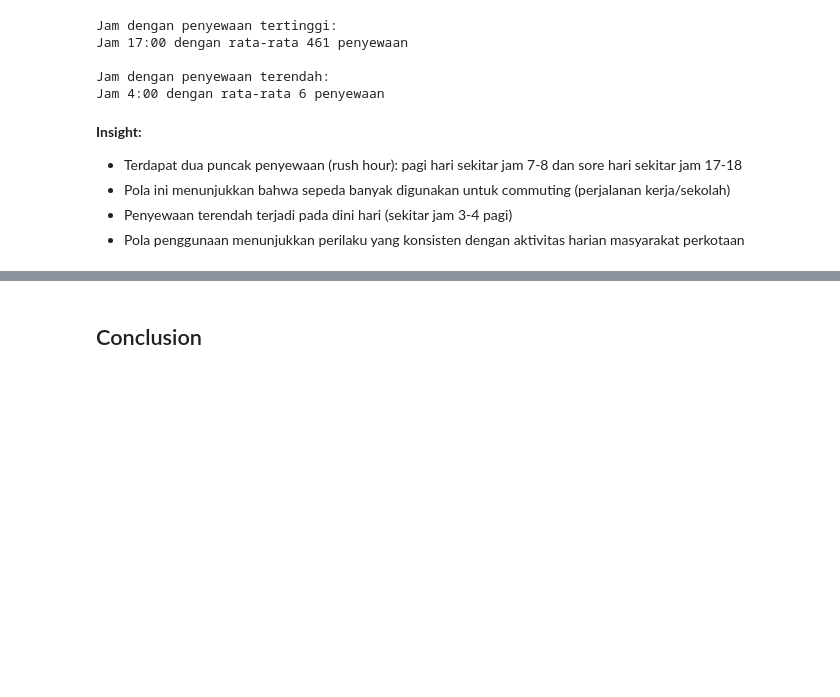
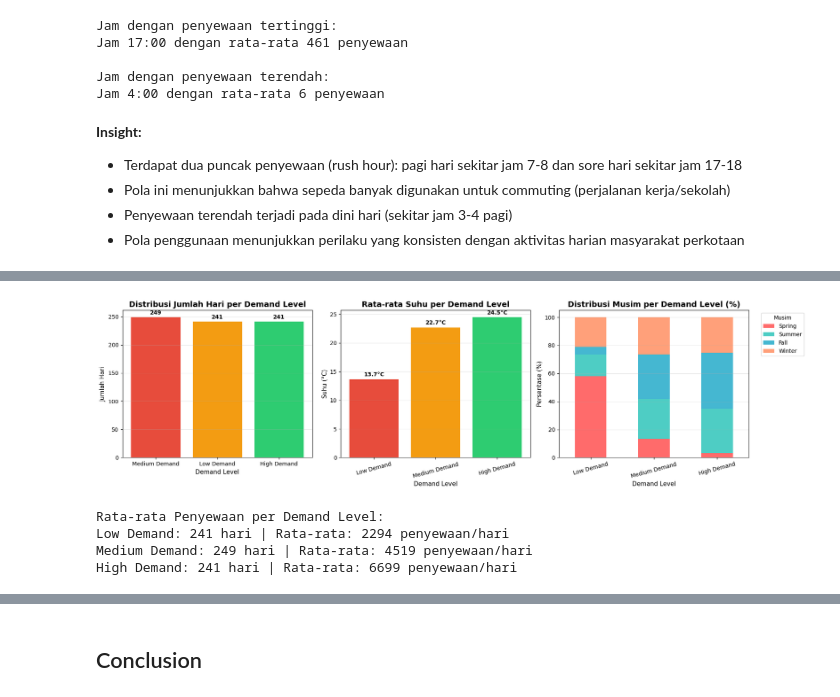
Before and after one commit to rafienajwan/Dicoding-Fundamental-Analisis-Data, a Jupyter notebook: notebook.ipynb, the cells around one changed output, grey strips where cells are left out. Cells and saved outputs as stored; diff of their text form; code cells hidden in the pictures; blank space fills up the shorter version.

Commit message:
Add advanced analysis: manual grouping, clustering, weekday vs weekend, casual vs registered segmentation

```diff
--- a/notebook.ipynb
+++ b/notebook.ipynb
@@ -376,0 +379,75 @@ Jam 4:00 dengan rata-rata 6 penyewaan
+# %%
+# Clustering/Manual Grouping berdasarkan total penyewaan harian
+# Menggunakan teknik binning untuk membagi hari berdasarkan tingkat demand
+
+# Menghitung quartiles untuk segmentasi
+q1 = day_df['cnt'].quantile(0.33)
+q2 = day_df['cnt'].quantile(0.67)
+
+# Manual grouping berdasarkan demand level
+day_df['demand_level'] = pd.cut(day_df['cnt'],
+                                bins=[0, q1, q2, day_df['cnt'].max()],
+                                labels=['Low Demand', 'Medium Demand', 'High Demand'],
+                                include_lowest=True)
+
+# Analisis karakteristik setiap segment
+demand_analysis = day_df.groupby('demand_level', observed=True).agg({
+    'cnt': ['count', 'mean', 'min', 'max'],
+    'temp_celsius': 'mean',
+    'hum': 'mean',
+    'windspeed': 'mean',
+    'weathersit': lambda x: x.mode()[0] if len(x) > 0 else None
+}).round(2)
+
+print("Karakteristik Segmentasi Hari Berdasarkan Demand:")
+print(demand_analysis)
+print("\n")
+
+# Visualisasi distribusi demand level
+fig, axes = plt.subplots(1, 3, figsize=(18, 5))
+
+# Plot 1: Distribusi jumlah hari per demand level
+demand_counts = day_df['demand_level'].value_counts()
+axes[0].bar(demand_counts.index, demand_counts.values, color=['#E74C3C', '#F39C12', '#2ECC71'])
+axes[0].set_title('Distribusi Jumlah Hari per Demand Level', fontsize=14, fontweight='bold')
+axes[0].set_xlabel('Demand Level', fontsize=11)
+axes[0].set_ylabel('Jumlah Hari', fontsize=11)
+axes[0].grid(axis='y', alpha=0.3)
+
+for i, (label, value) in enumerate(demand_counts.items()):
+    axes[0].text(i, value + 5, str(value), ha='center', fontweight='bold')
+
+# Plot 2: Rata-rata suhu per demand level
+temp_by_demand = day_df.groupby('demand_level', observed=True)['temp_celsius'].mean()
+axes[1].bar(range(len(temp_by_demand)), temp_by_demand.values, color=['#E74C3C', '#F39C12', '#2ECC71'])
+axes[1].set_title('Rata-rata Suhu per Demand Level', fontsize=14, fontweight='bold')
+axes[1].set_xlabel('Demand Level', fontsize=11)
+axes[1].set_ylabel('Suhu (°C)', fontsize=11)
+axes[1].set_xticks(range(len(temp_by_demand)))
+axes[1].set_xticklabels(temp_by_demand.index, rotation=15)
+axes[1].grid(axis='y', alpha=0.3)
+
+for i, value in enumerate(temp_by_demand.values):
+    axes[1].text(i, value + 0.5, f'{value:.1f}°C', ha='center', fontweight='bold')
+
+# Plot 3: Distribusi musim per demand level
+season_demand = pd.crosstab(day_df['demand_level'], day_df['season_name'], normalize='index') * 100
+season_demand.plot(kind='bar', stacked=True, ax=axes[2],
+                   color=['#FF6B6B', '#4ECDC4', '#45B7D1', '#FFA07A'])
+axes[2].set_title('Distribusi Musim per Demand Level (%)', fontsize=14, fontweight='bold')
+axes[2].set_xlabel('Demand Level', fontsize=11)
+axes[2].set_ylabel('Persentase (%)', fontsize=11)
+axes[2].legend(title='Musim', bbox_to_anchor=(1.05, 1), loc='upper left')
+axes[2].tick_params(axis='x', rotation=15)
+axes[2].grid(axis='y', alpha=0.3)
+
+plt.tight_layout()
+plt.show()
+
+# Summary statistics per segment
+print("\nRata-rata Penyewaan per Demand Level:")
+for level in ['Low Demand', 'Medium Demand', 'High Demand']:
+    count = len(day_df[day_df['demand_level'] == level])
+    avg = day_df[day_df['demand_level'] == level]['cnt'].mean()
+    print(f"{level}: {count} hari | Rata-rata: {avg:.0f} penyewaan/hari")
+# %% [output]
@@ -376,0 +468,5 @@ Jam 4:00 dengan rata-rata 6 penyewaan
+[figure, added]
+Rata-rata Penyewaan per Demand Level:
+Low Demand: 241 hari | Rata-rata: 2294 penyewaan/hari
+Medium Demand: 249 hari | Rata-rata: 4519 penyewaan/hari
+High Demand: 241 hari | Rata-rata: 6699 penyewaan/hari
```
Also changed, not shown: parts of 13 cells of this notebook, 1 other file.
